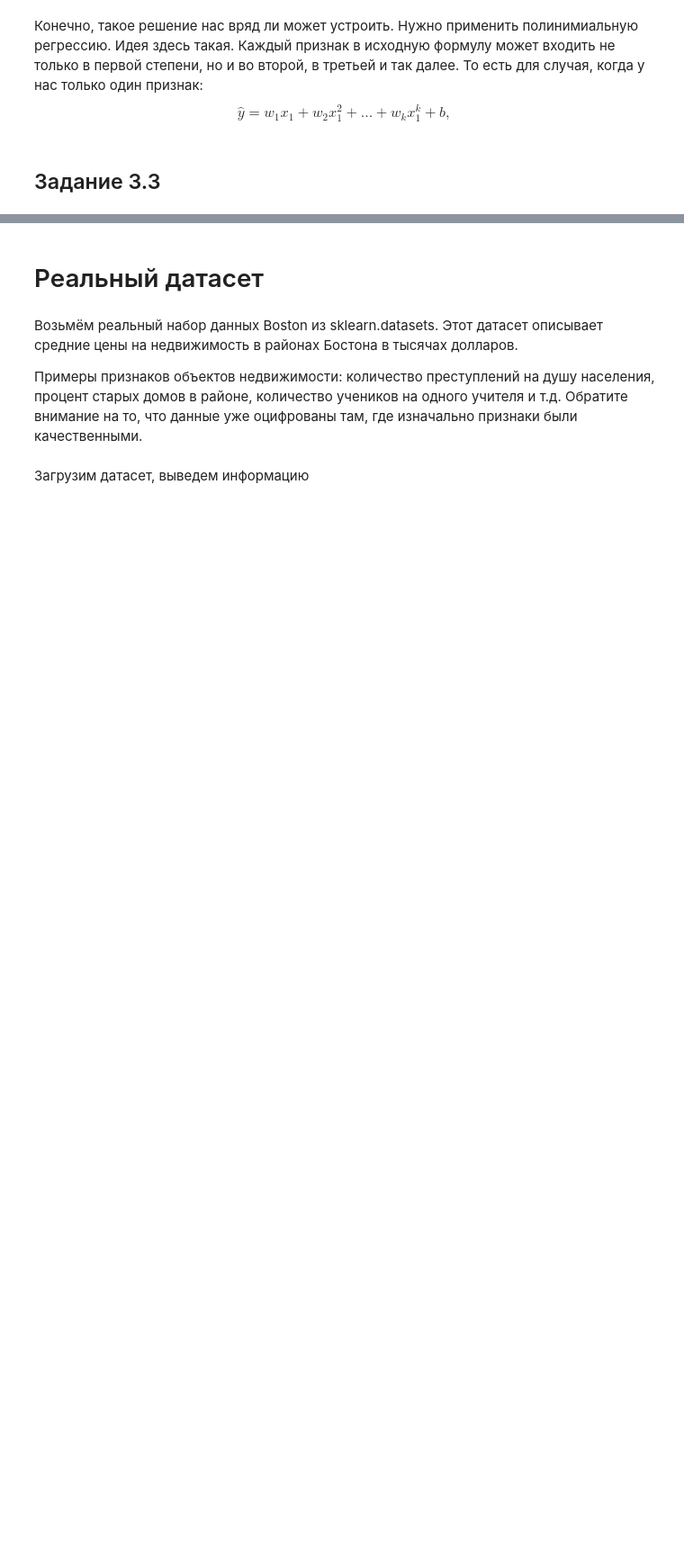
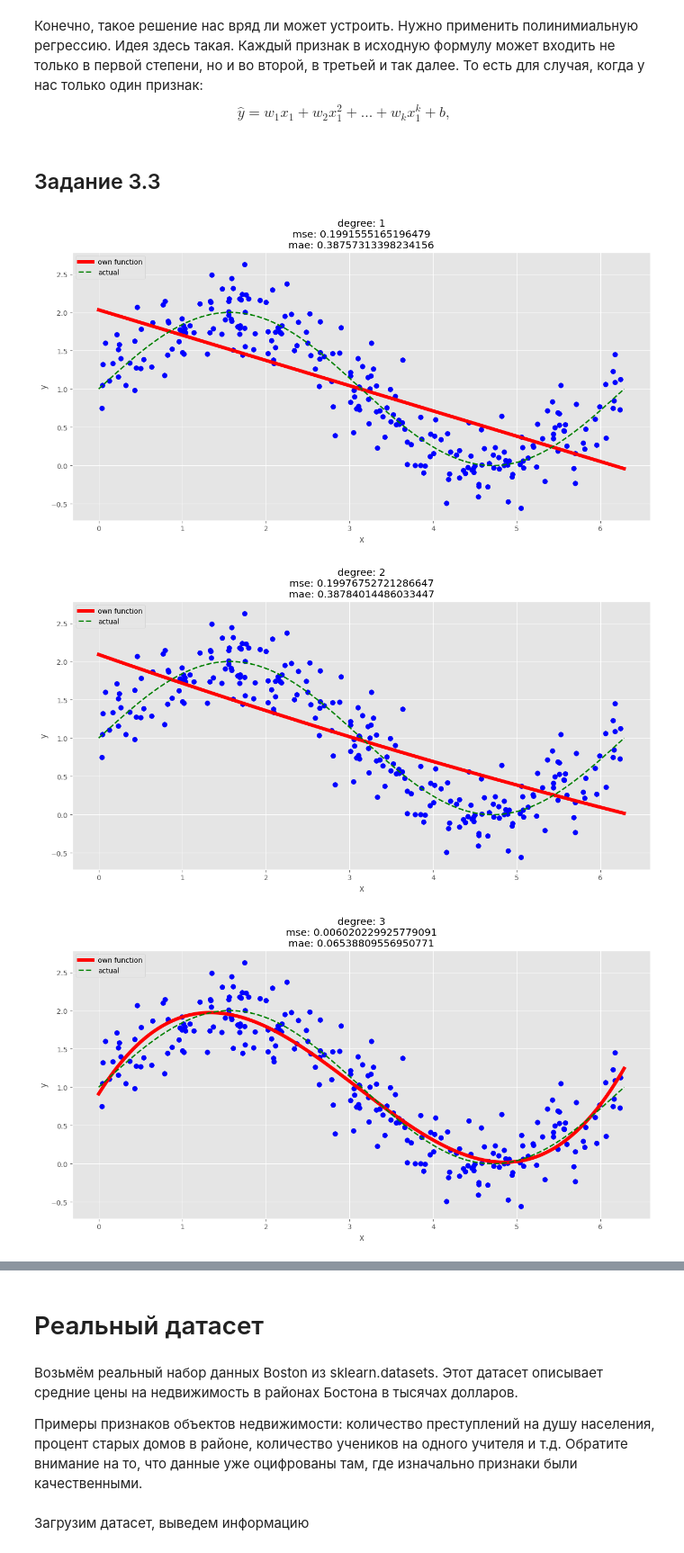
Before and after one commit to Walter-Rabbit/ML.VSem, a Jupyter notebook: Lab3/lab31.ipynb, the cells around one changed output, grey strips where cells are left out. Shown at 90% size. Drawn from its saved outputs; the diff is of its cells as text; code cells hidden in the pictures; blank space fills up the shorter version.

```diff
--- a/Lab3/lab31.ipynb
+++ b/Lab3/lab31.ipynb
@@ -101,0 +186,42 @@ from sklearn.preprocessing import PolynomialFeatures
+# %%
+from sklearn.preprocessing import PolynomialFeatures
+
+### Реализуйте полиномиальную регрессию. Сделайте визуализацию для полиномов разных степеней.
+### Полином какой степени подходит больше других? Почему?
+
+def polynomial_regression(degree, x_train, y_train, x_test, y_test):
+    sk_poly = PolynomialFeatures(degree=degree)
+    x_poly = sk_poly.fit_transform(x_train)
+
+    sk_line = LinearRegression()
+    sk_line.fit(x_poly, y_train)
+
+    x_test_poly = sk_poly.fit_transform(x_test.reshape(-1, 1))
+
+    mse_poly = mse(y_test.reshape(-1, 1), sk_line.predict(x_test_poly))
+    mae_poly = mae(y_test.reshape(-1, 1), sk_line.predict(x_test_poly))
+
+    f = plt.figure()
+    f.set_figwidth(15)
+    f.set_figheight(7)
+
+    plt.title('degree: ' + str(degree) + '\nmse: ' + str(mse_poly) + '\nmae: ' + str(mae_poly))
+    plt.xlabel('x')
+    plt.ylabel('y')
+
+
+    plt.scatter(x_train, y_train, 50, 'b')
+    plt.plot(x_test, sk_line.predict(x_test_poly), 'r', linewidth=5, label='own function')
+    plt.plot(x_test, y_test, 'g--', linewidth=2, label='actual')
+
+    plt.legend(loc='upper left')
+    plt.show()
+# %%
+for degree in range(1, 8):
+    polynomial_regression(degree, data['x_train'].reshape(-1, 1), data['y_train'].reshape(-1, 1), data['support'], data['values'])
+
+polynomial_regression(15, data['x_train'].reshape(-1, 1), data['y_train'].reshape(-1, 1), data['support'], data['values'])
+# %% [output]
+[figure, added]
+[figure, added]
+[figure, added]
```
Also changed, not shown: parts of 18 cells of this notebook.
